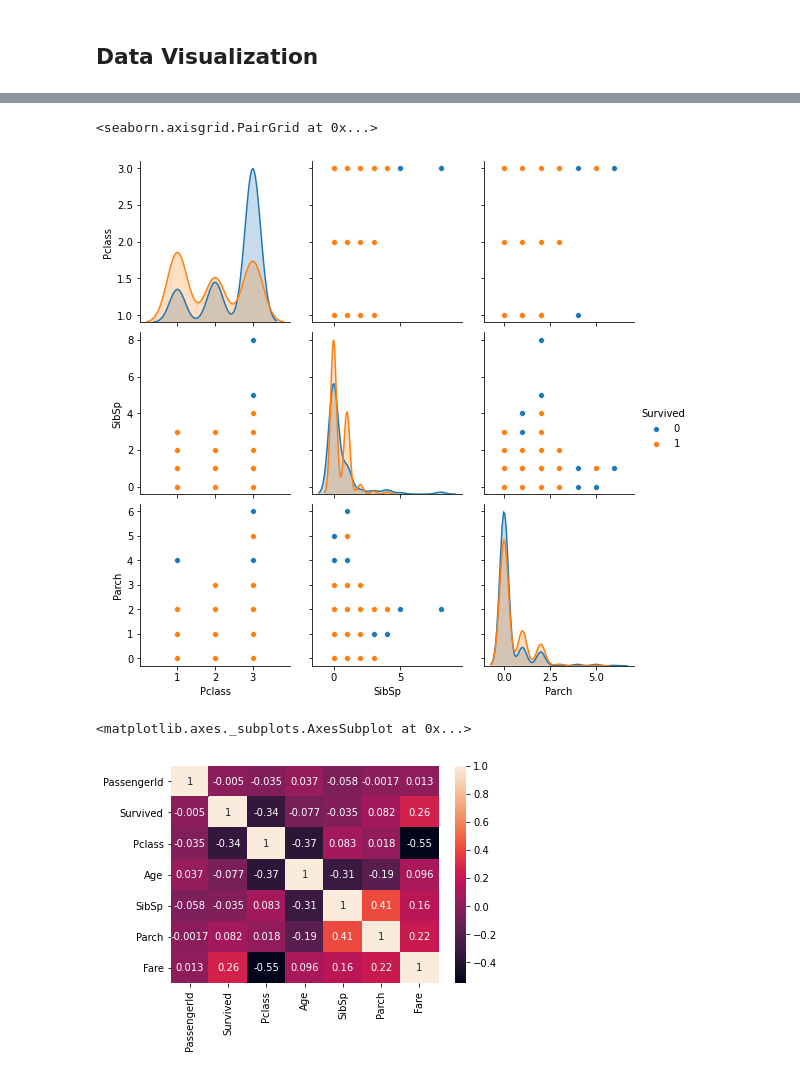
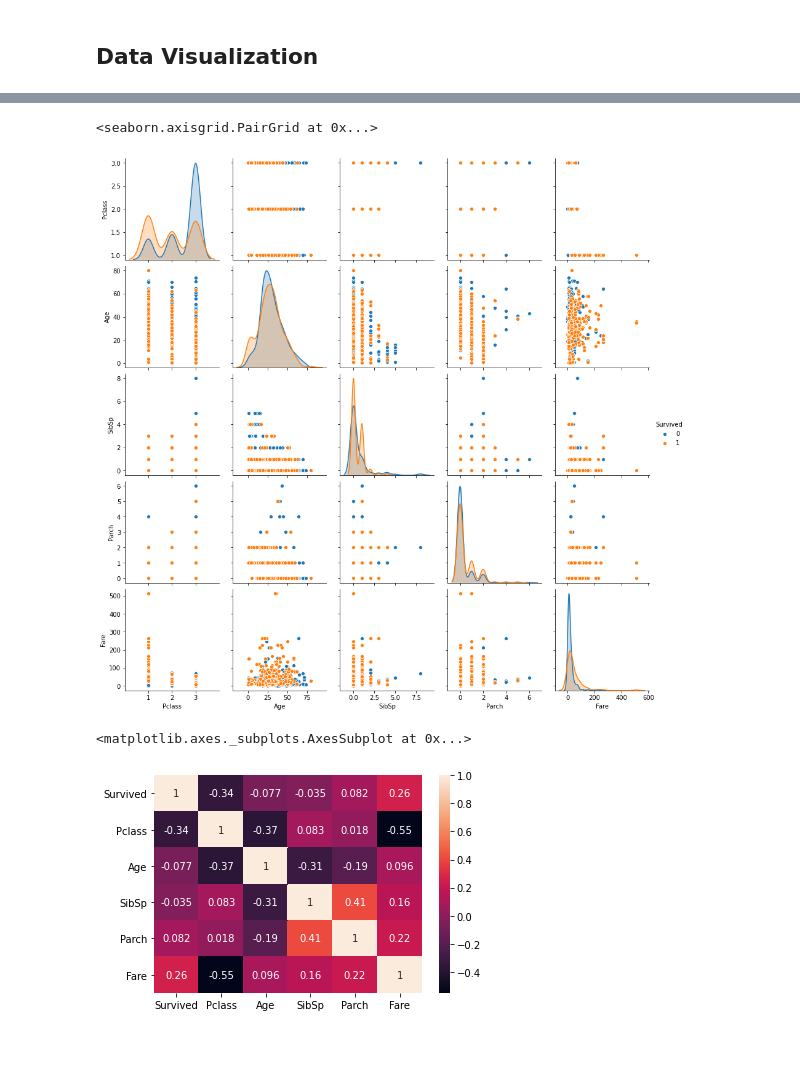
Before and after one commit to rybitskyi/kaggle, a Jupyter notebook: titanic/titanic.ipynb, the cells around one changed output, grey strips where cells are left out. Saved outputs shown, nothing was run; the diff lists cells and outputs as text; code cells hidden in the pictures; blank space fills up the shorter version.

```diff
--- a/titanic/titanic.ipynb
+++ b/titanic/titanic.ipynb
@@ -255,12 +255,4 @@ output.to_csv('my_submission-7.csv', index=False)
 # %% [markdown]
 ## Data Visualization
 # %%
-data = train_df.drop(['PassengerId', 'Name', 'Ticket', 'Fare', 'Age'], axis=1)
+data = train_df.drop(['PassengerId', 'Name', 'Ticket'], axis=1)
-# %%
-def cabin_f(row):
-    cabin = row['Cabin']
-    if type(cabin) == float:
-        return 'NA'
-    else:
-        return cabin[0]
-data['Cabin'] = data.apply(cabin_f, axis=1)
@@ -284,9 +260,9 @@ data
 sns.pairplot(data, hue='Survived')
 # %% [output]
 <seaborn.axisgrid.PairGrid at 0x...>
-[figure, old version]
+[figure, new version]
 # %%
-sns.heatmap(train_df.corr(),annot= True)
+sns.heatmap(data.corr(),annot= True)
 # %% [output]
 <matplotlib.axes._subplots.AxesSubplot at 0x...>
-[figure, old version]
+[figure, new version]
```
Also changed, not shown: parts of 1 cell of this notebook.
